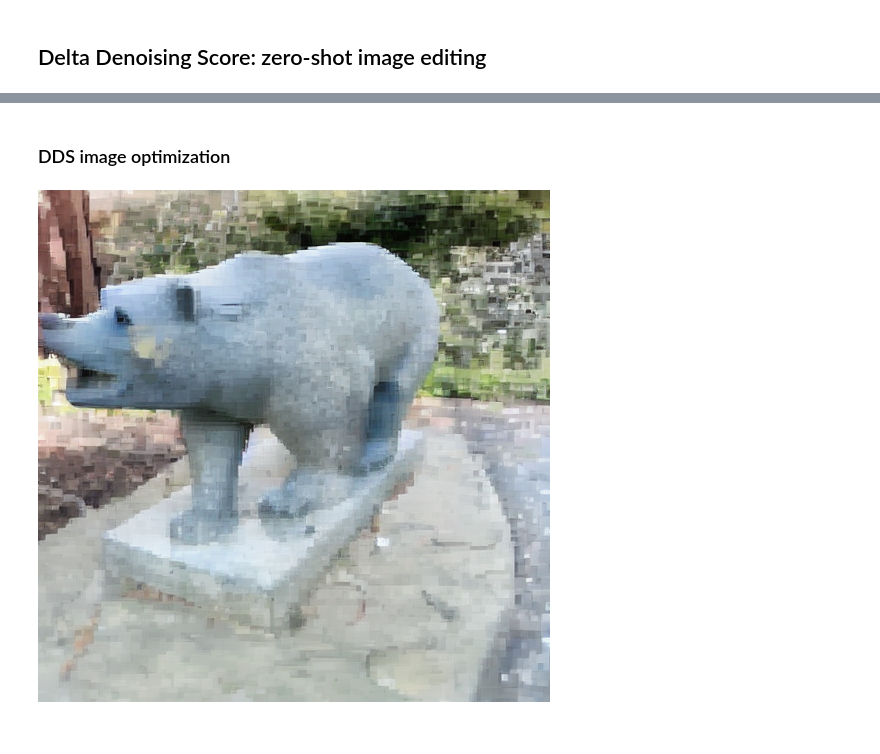
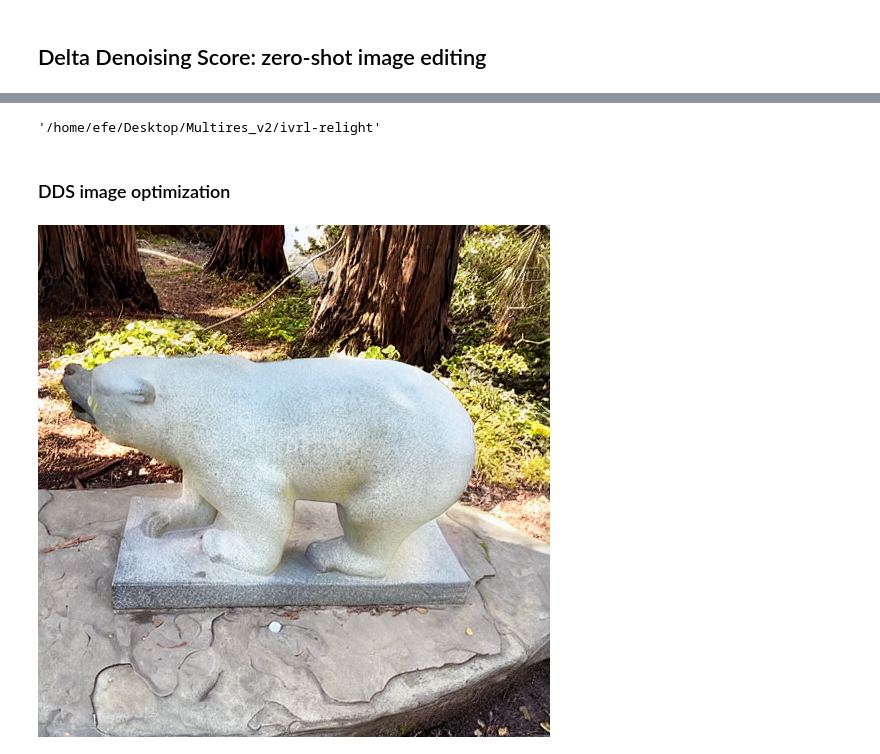
Before and after one commit to tarhanefe/DDSNeRFRelight, a Jupyter notebook: DDS_zeroshot-2.ipynb, the cells around one changed output, grey strips where cells are left out. Saved outputs shown, nothing was run; the diff lists cells and outputs as text; code cells hidden in the pictures.

```diff
--- a/DDS_zeroshot-2.ipynb
+++ b/DDS_zeroshot-2.ipynb
@@ -275,8 +261,15 @@ def image_optimization(pipe: StableDiffusionPipeline, image: np.ndarray, text_so
     return np.array(out)
+# %%
+#Check the current dir
+import os
+os.getcwd()
+# %% [output]
+'/home/efe/Desktop/Multires_v2/ivrl-relight'
 # %% [markdown]
 ### DDS image optimization
 # %%
-image_lf,image_hf = load_512("./image2.jpg",wavelet="haar",level=2)
-out_lf = image_optimization(pipeline, image_lf, "a photo of a bear statue in the forest. ", "a photo of a bear statue under water. ", use_dds=True)
+path = "./bear/o/frame_00001.jpg"
+image = load_512(path)
+out_lf = image_optimization(pipeline, image,num_iters=200,text_source= "a photo of a gray bear statue standing on a rock, in a green forest with brown dirt on the ground.", text_target="a photo of a polar bear statue standing on a rock, in a green forest with brown dirt on the ground.", use_dds=True)
 # %% [output]
-[figure, old version]
+[figure, new version]
```
Also changed, not shown: parts of 7 cells of this notebook.
